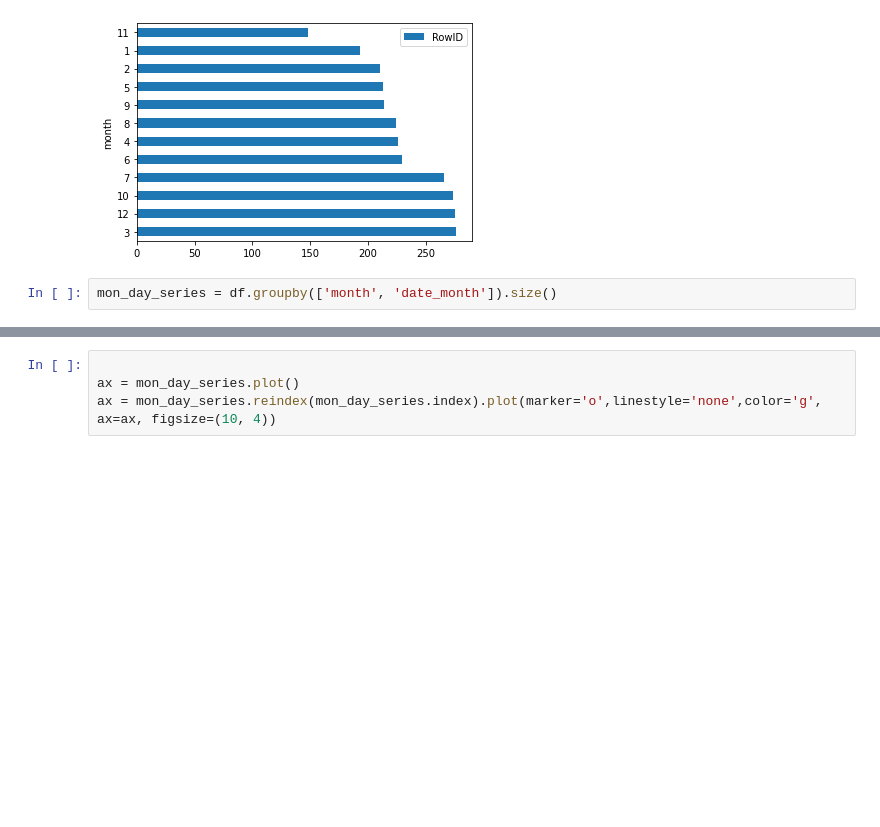
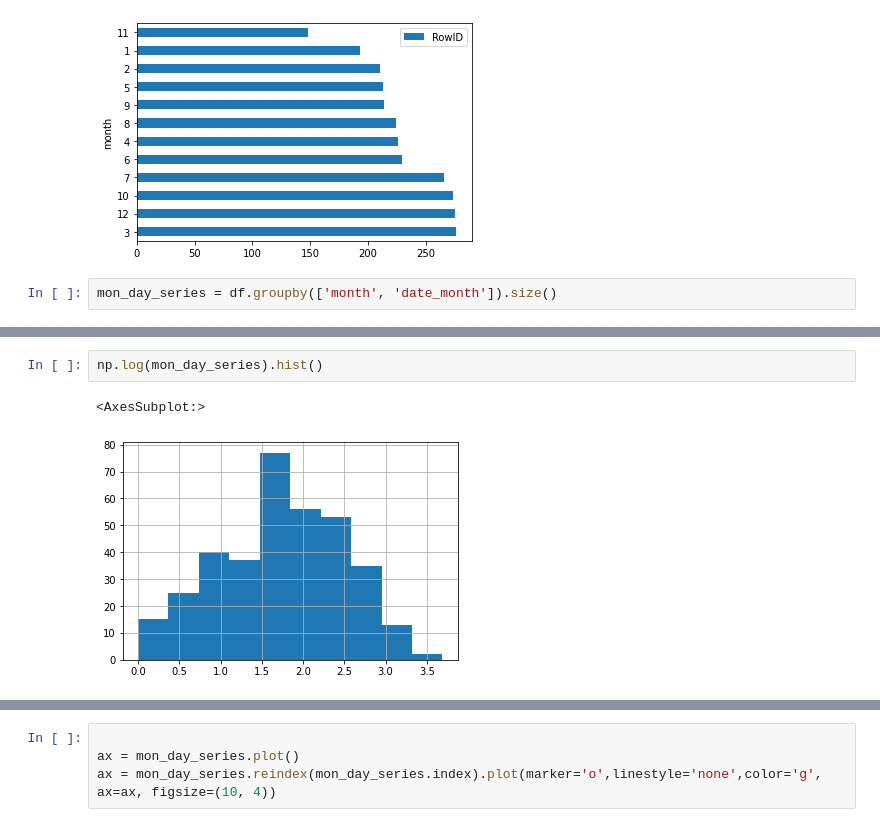
Before and after one commit to sherirosalia/guns_of_charm_city, a Jupyter notebook: peruse.ipynb, the cells around one changed output, grey strips where cells are left out. Drawn from its saved outputs; the diff is of its cells as text; blank space fills up the shorter version.

```diff
--- a/peruse.ipynb
+++ b/peruse.ipynb
@@ -277,0 +299,5 @@ mon_day_series = df.groupby(['month', 'date_month']).size()
+# %%
+np.log(mon_day_series).hist()
+# %% [output]
+<AxesSubplot:>
+[figure, added]
```
Also changed, not shown: parts of 16 cells of this notebook, 3 other files.
